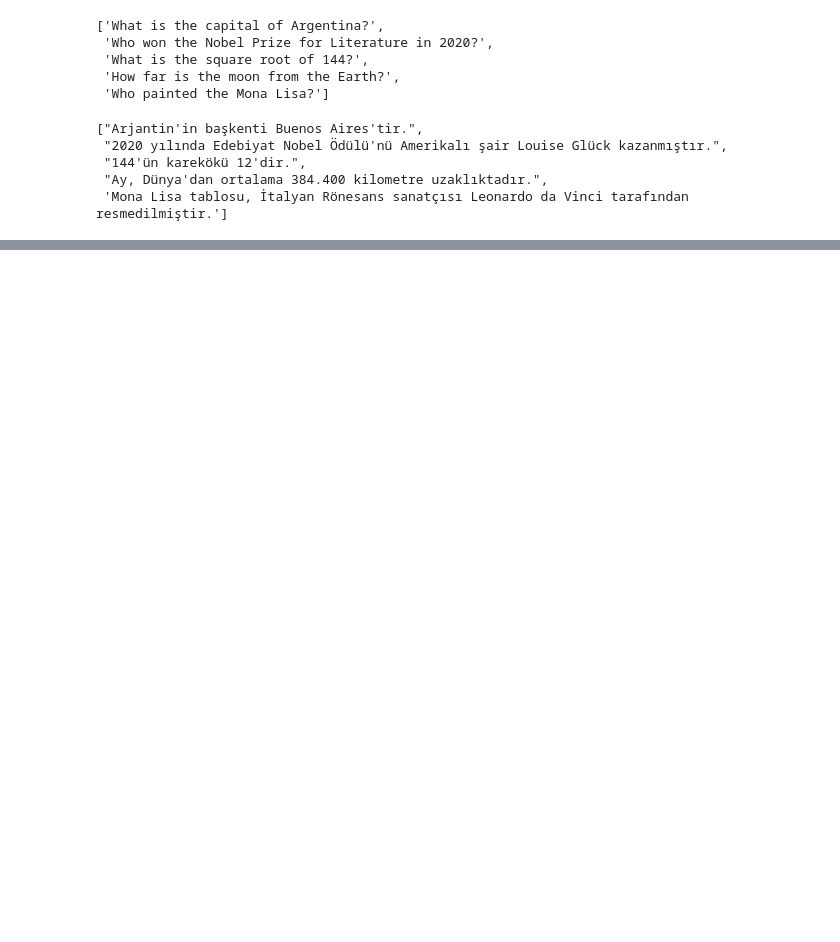
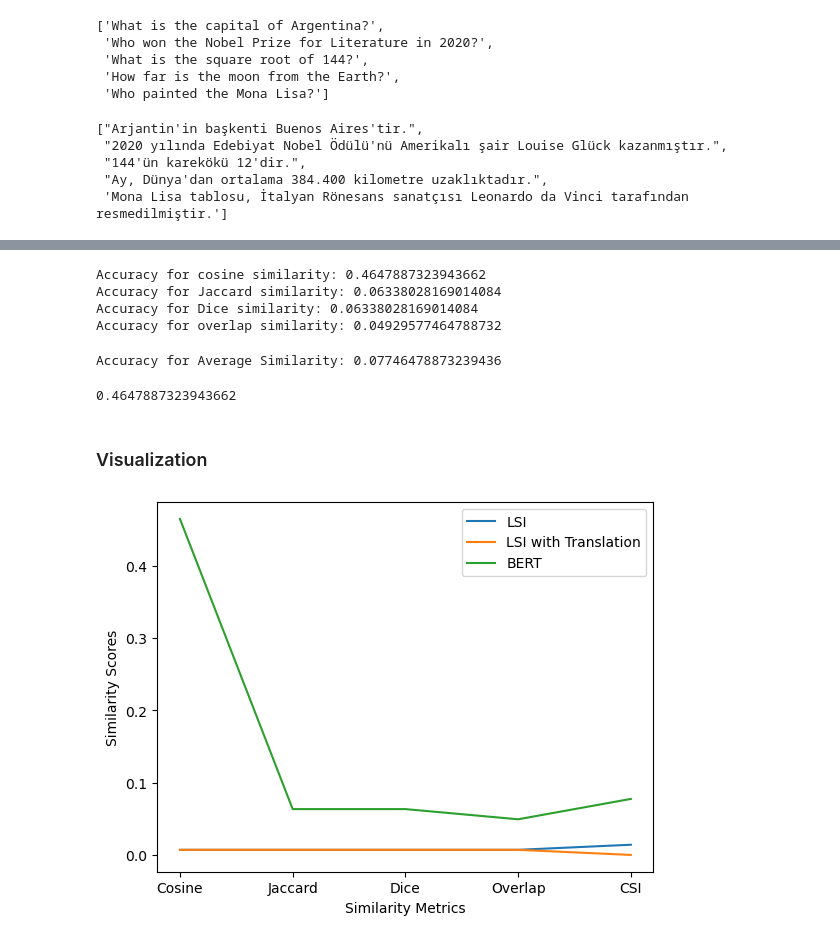
Before and after one commit to youssef-mansor/CLIF-using-BERT, a Jupyter notebook: Cross Lingual Information Retrieval using BERT Turkish.ipynb, the cells around one changed output, grey strips where cells are left out. Drawn from its saved outputs; the diff is of its cells as text; code cells hidden in the pictures; blank space fills up the shorter version.

Commit message:
Fincal Comparison between BERT, LSI, & LSI with Translation

```diff
--- a/Cross Lingual Information Retrieval using BERT Turkish.ipynb
+++ b/Cross Lingual Information Retrieval using BERT Turkish.ipynb
@@ -274,7 +259,7 @@ for i in range(n):
   if avg_sim_max_index == i:
     avg_sim_correct += 1
 
-avg_sim_accuracy = avg_sim_correct / n
-print(f"\nAccuracy for Average Similarity: {avg_sim_accuracy}")
+avg_sim_accuracy_trans = avg_sim_correct / n
+print(f"\nAccuracy for Average Similarity: {avg_sim_accuracy_trans}")
 # %% [output]
 Accuracy for Average Similarity: 0.0
@@ -312,0 +388,56 @@ doc_tr[:5]
+# %%
+cosine_accuracy_BERT, jaccard_accuracy_BERT, dice_accuracy_BERT, overlap_accuracy_BERT = accur_calc(cosine_similarity_matrix,
+           jaccard_similarity_matrix,
+           dice_similarity_matrix,
+           overlap_similarity_matrix)
+# %% [output]
+Accuracy for cosine similarity: 0.4647887323943662
+Accuracy for Jaccard similarity: 0.06338028169014084
+Accuracy for Dice similarity: 0.06338028169014084
+Accuracy for overlap similarity: 0.04929577464788732
+# %%
+avg_sim_metric = cosine_similarity_matrix + jaccard_similarity_matrix + dice_similarity_matrix + overlap_similarity_matrix
+# %%
+avg_sim_correct = 0
+for i in range(n):
+  avg_sim_max_index = np.argmax(avg_sim_metric[i])
+  if avg_sim_max_index == i:
+    avg_sim_correct += 1
+
+avg_sim_accuracy_BERT = avg_sim_correct / n
+print(f"\nAccuracy for Average Similarity: {avg_sim_accuracy_BERT}")
+# %% [output]
+Accuracy for Average Similarity: 0.07746478873239436
+# %%
+cosine_accuracy_BERT
+# %% [output]
+0.4647887323943662
+# %% [markdown]
+### Visualization
+# %%
+import matplotlib.pyplot as plt
+import numpy as np
+
+# Define the data
+approaches = ['LSI', 'LSI with Translation', 'BERT']
+metrics = ['Cosine', 'Jaccard', 'Dice', 'Overlap', 'CSI']
+scores = np.array([[cosine_accuracy_lsi, jaccard_accuracy_lsi, dice_accuracy_lsi, overlap_accuracy_lsi, avg_sim_accuracy_lsi],
+                   [cosine_accuracy_trans, jaccard_accuracy_trans, dice_accuracy_trans, overlap_accuracy_trans, avg_sim_accuracy_trans],
+                   [cosine_accuracy_BERT, jaccard_accuracy_BERT, dice_accuracy_BERT, overlap_accuracy_BERT, avg_sim_accuracy_BERT]])
+
+# Set up the plot
+fig, ax = plt.subplots()
+
+# Add the data to the plot
+for i in range(len(approaches)):
+    ax.plot(metrics, scores[i], label=approaches[i])
+
+# Set the axis labels and legend
+ax.set_xlabel('Similarity Metrics')
+ax.set_ylabel('Similarity Scores')
+ax.legend()
+
+# Display the plot
+plt.show()
+# %% [output]
+[figure, added]
```
Also changed, not shown: parts of 14 cells of this notebook.
